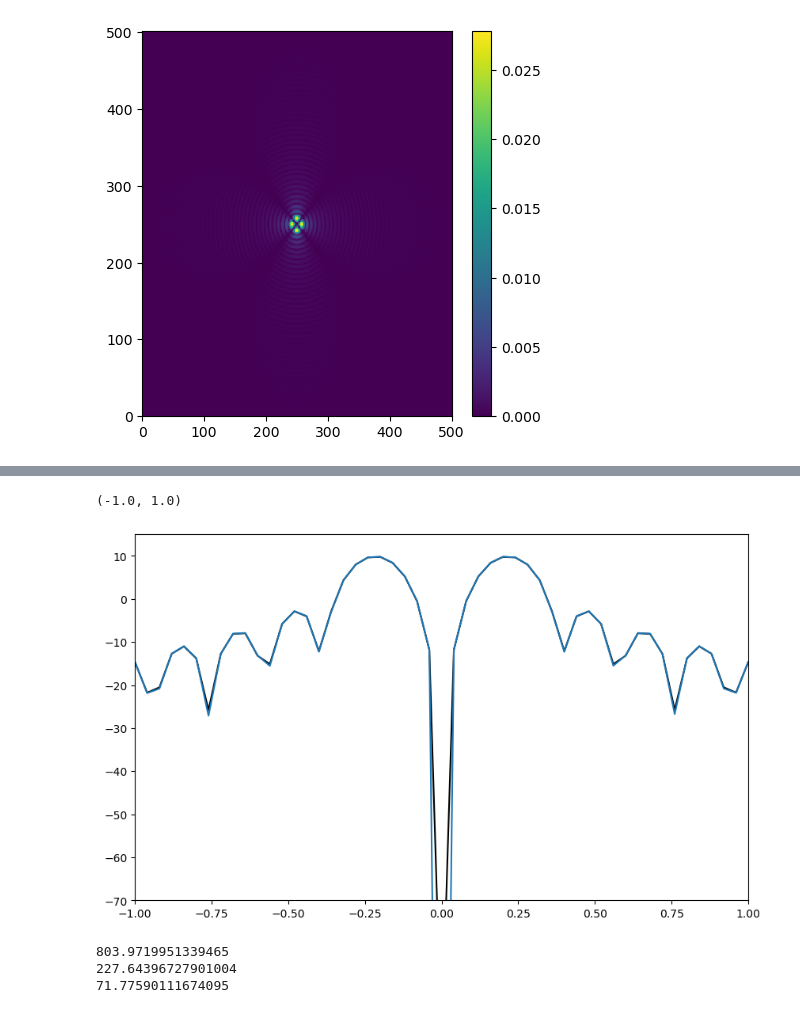
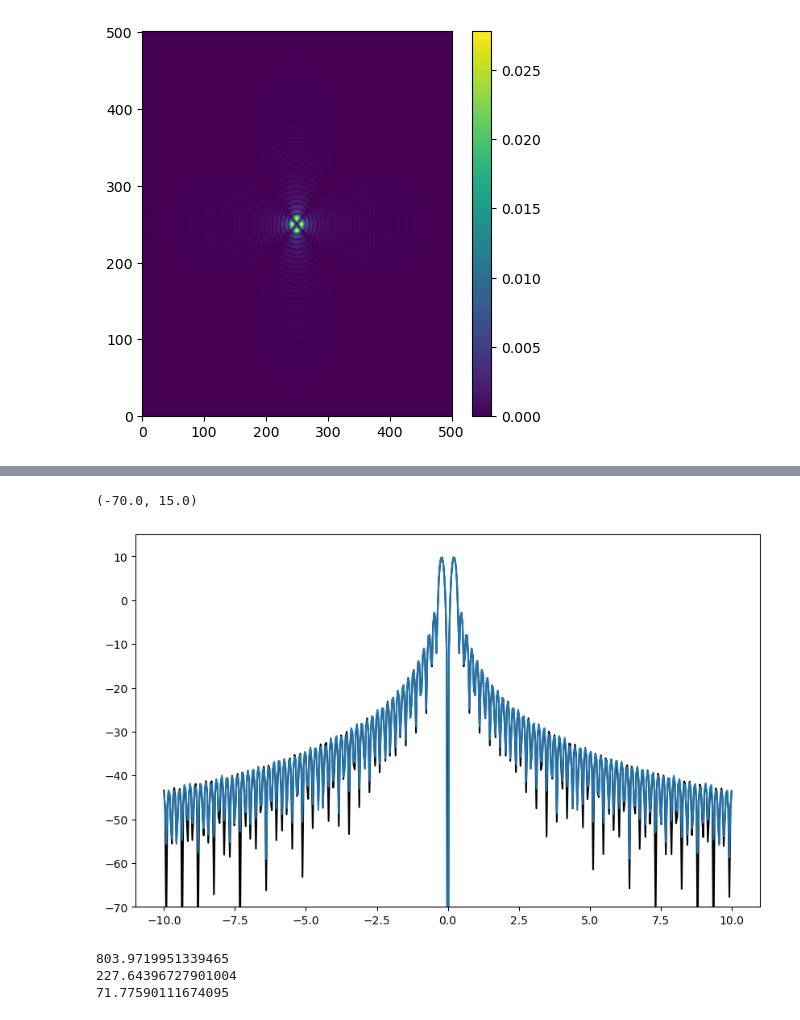
Before and after one commit to XiaodongRencologne/PO_test, a Jupyter notebook: L1_L2_L3_test.ipynb, the cells around one changed output, grey strips where cells are left out. Cells and saved outputs as stored; diff of their text form; code cells hidden in the pictures.

```diff
--- a/L1_L2_L3_test.ipynb
+++ b/L1_L2_L3_test.ipynb
@@ -360,12 +376,12 @@ plt.plot(np.log10(np.abs(E_co.reshape(501,-1)[250,:])**2)*10,'-')
 # %%
 fig  =  plt.figure(figsize= (10,6))
 plt.plot(Az,np.log10(np.abs(np.diagonal(grasp_cx.reshape(501,-1))))*20,'k-')
 plt.plot(Az,np.log10(np.abs(np.diagonal(center_grd.E.y.reshape(501,-1))))*20,'-')
 plt.ylim([-70,15])
-plt.xlim([-1,1])
+#plt.xlim([-1,1])
 # %% [output]
-(-1.0, 1.0)
+(-70.0, 15.0)
-[figure, old version]
+[figure, new version]
 # %%
 L_lensFp_3   = 7.177590111674096
 L_lens3_2    = 15.586806616226909
```
Also changed, not shown: parts of 11 cells of this notebook, 4 other files.
